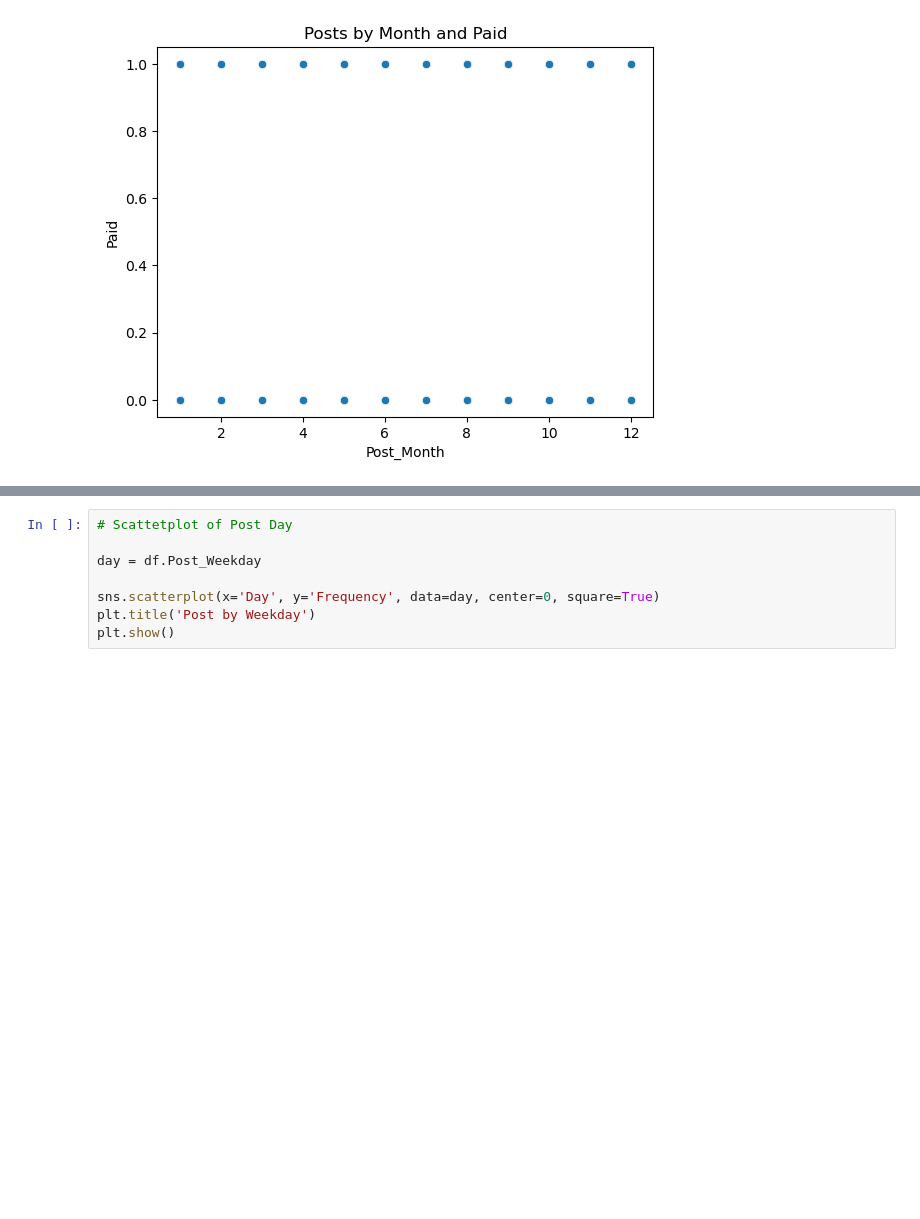
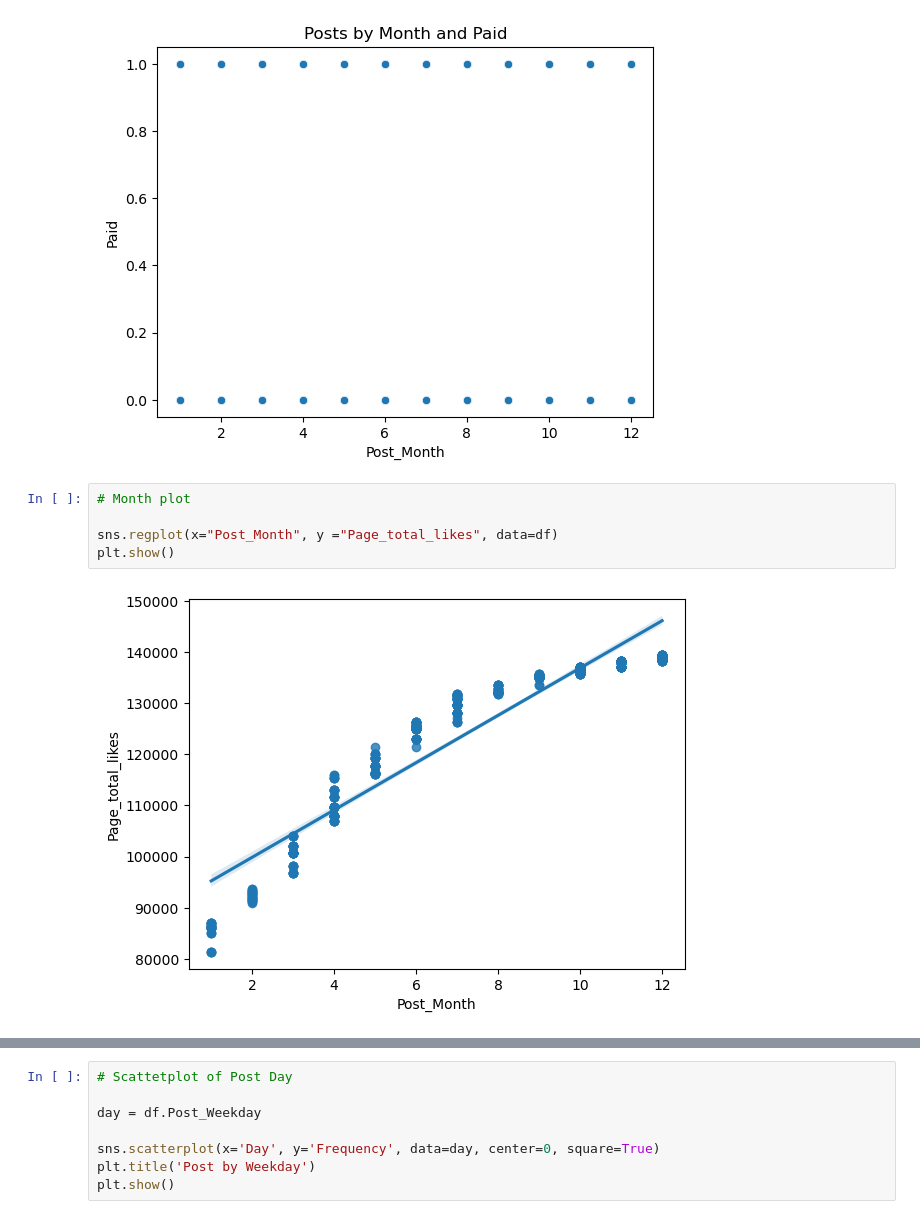
Before and after one commit to winni-datadiva/Fb-Metrics-Modeling, a Jupyter notebook: N0tebooks/Facebook Metrics EDA.ipynb, the cells around one changed output, grey strips where cells are left out. Cells and saved outputs as stored; diff of their text form; blank space fills up the shorter version.

```diff
--- a/N0tebooks/Facebook Metrics EDA.ipynb
+++ b/N0tebooks/Facebook Metrics EDA.ipynb
@@ -385,6 +386,13 @@ plt.title('Posts by Month and Paid')
 plt.show()
 # %% [output]
 [figure]
+# %%
+# Month plot
+
+sns.regplot(x="Post_Month", y ="Page_total_likes", data=df)
+plt.show()
+# %% [output]
+[figure, added]
 # %%
 # Scattetplot of Post Month
 
```
Also changed, not shown: parts of 5 cells of this notebook.
